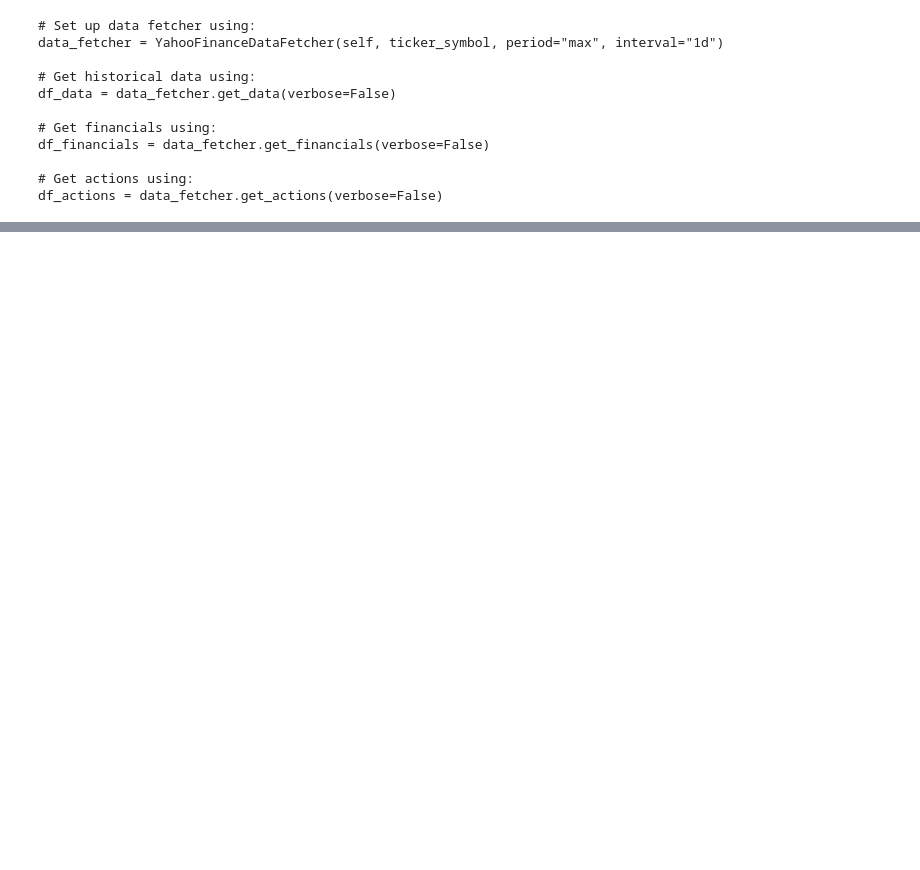
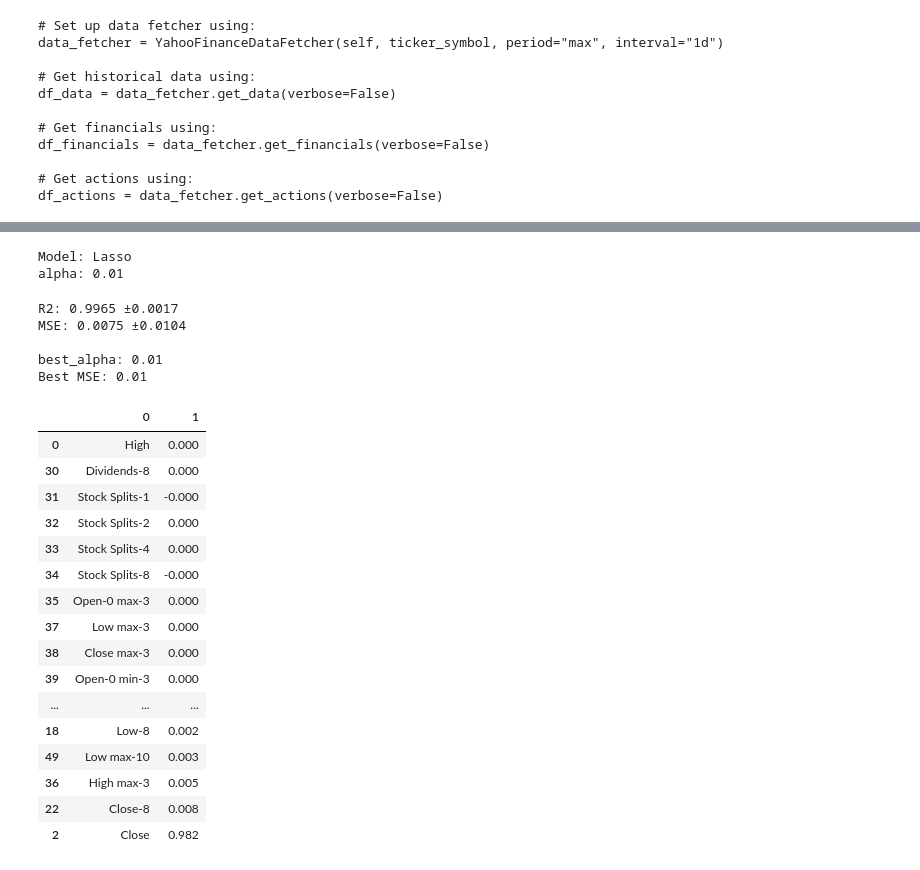
Before and after one commit to luck058/yfinance-prediction, a Jupyter notebook: model1.ipynb, the cells around one changed output, grey strips where cells are left out. Cells and saved outputs as stored; diff of their text form; code cells hidden in the pictures; blank space fills up the shorter version.

```diff
--- a/model1.ipynb
+++ b/model1.ipynb
@@ -135,0 +176,42 @@ MSE: 0.0 ±0.0
+# %%
+print(f"Model: Lasso")
+alphas = [0.01]
+best_error_lasso = -100
+best_alpha_lasso = None
+best_estimator_lasso = None
+for alpha in alphas:
+    print(f"alpha: {alpha}")
+    lasso_results = evaluate_model(Lasso(alpha=alpha, max_iter=100000), X, y, return_estimator=True)
+    if lasso_results["test_neg_mean_squared_error"].mean() > best_error_lasso:
+        best_error_lasso = lasso_results["test_neg_mean_squared_error"].mean()
+        best_alpha_lasso = alpha
+        best_estimator_lasso = lasso_results["estimator"][0]
+
+print("best_alpha:", best_alpha_lasso)
+print("Best MSE:", -best_error_lasso.round(2))
+display(pd.DataFrame(zip(X.columns, best_estimator_lasso.coef_.round(3))).sort_values(by=1))
+# %% [output]
+Model: Lasso
+alpha: 0.01
+R2: 0.9965 ±0.0017
+MSE: 0.0075 ±0.0104
+
+best_alpha: 0.01
+Best MSE: 0.01
+|  | 0 | 1 |
+| 0 | High | 0.000 |
+| 30 | Dividends-8 | 0.000 |
+| 31 | Stock Splits-1 | -0.000 |
+| 32 | Stock Splits-2 | 0.000 |
+| 33 | Stock Splits-4 | 0.000 |
+| 34 | Stock Splits-8 | -0.000 |
+| 35 | Open-0 max-3 | 0.000 |
+| 37 | Low max-3 | 0.000 |
+| 38 | Close max-3 | 0.000 |
+| 39 | Open-0 min-3 | 0.000 |
+| ... | ... | ... |
+| 18 | Low-8 | 0.002 |
+| 49 | Low max-10 | 0.003 |
+| 36 | High max-3 | 0.005 |
+| 22 | Close-8 | 0.008 |
+| 2 | Close | 0.982 |
```
Also changed, not shown: parts of 11 cells of this notebook.
